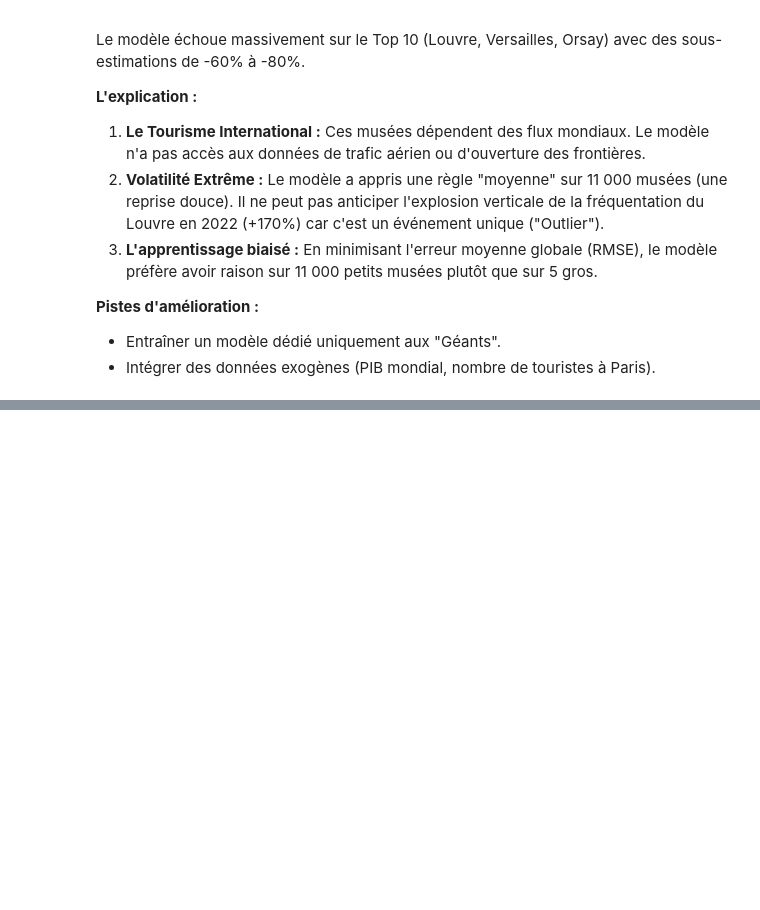
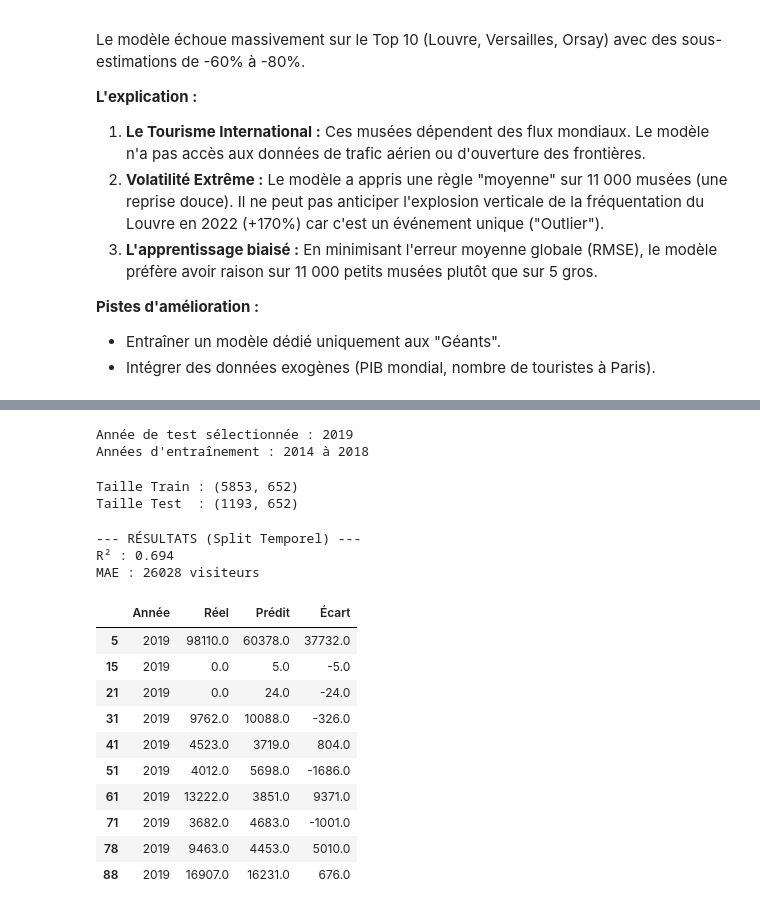
Before and after one commit to emmabezombes/prediction-musee, a Jupyter notebook: notebook/03_modelisation.ipynb, the cells around one changed output, grey strips where cells are left out. Drawn from its saved outputs; the diff is of its cells as text; code cells hidden in the pictures; blank space fills up the shorter version.

```diff
--- a/notebook/03_modelisation.ipynb
+++ b/notebook/03_modelisation.ipynb
@@ -767,0 +788,15 @@ Le modèle échoue massivement sur le Top 10 (Louvre, Versailles, Orsay) avec de
+# %%
+# ==============================================================================
+# 2. DÉFINITION DE LA COUPURE TEMPORELLE
+# ==============================================================================
+# Choix A : On garde la dernière année disponible pour le test
+#annee_test = df_model['annee'].max()
+
+# Choix B : On fixe une année précise (ex: 2019 pour éviter le Covid)
+annee_test = 2019
+
+print(f"Année de test sélectionnée : {annee_test}")
+print(f"Années d'entraînement : {df_model['annee'].min()} à {annee_test - 1}")
+# %% [output]
+Année de test sélectionnée : 2019
+Années d'entraînement : 2014 à 2018
@@ -767,0 +832,58 @@ Le modèle échoue massivement sur le Top 10 (Louvre, Versailles, Orsay) avec de
+# %%
+# ==============================================================================
+# 5. SPLIT TEMPOREL (TRAIN vs TEST)
+# ==============================================================================
+# On utilise la colonne 'annee' pour diviser
+mask_test = features['annee'] == annee_test
+mask_train = features['annee'] < annee_test
+
+X_train = features[mask_train].drop(columns=['annee']) # On peut enlever l'année si on veut pas qu'il apprenne "plus c'est récent, plus ça monte"
+y_train = y_full[mask_train]
+
+X_test = features[mask_test].drop(columns=['annee'])
+y_test = y_full[mask_test]
+
+print(f"Taille Train : {X_train.shape}")
+print(f"Taille Test  : {X_test.shape}")
+# %% [output]
+Taille Train : (5853, 652)
+Taille Test  : (1193, 652)
+# %%
+# ==============================================================================
+# 6. ENTRAÎNEMENT & RÉSULTATS
+# ==============================================================================
+model = RandomForestRegressor(n_estimators=100, random_state=42)
+model.fit(X_train, y_train)
+
+# Prédictions
+y_pred_log = model.predict(X_test)
+y_pred_reel = np.expm1(y_pred_log)
+y_test_reel = np.expm1(y_test)
+
+print("\n--- RÉSULTATS (Split Temporel) ---")
+print(f"R² : {r2_score(y_test, y_pred_log):.3f}")
+print(f"MAE : {mean_absolute_error(y_test_reel, y_pred_reel):.0f} visiteurs")
+
+# Affichage
+comparatif = pd.DataFrame({
+    "Année": annee_test,
+    "Réel": y_test_reel.round(0),
+    "Prédit": y_pred_reel.round(0),
+    "Écart": (y_test_reel - y_pred_reel).round(0)
+})
+display(comparatif.head(10))
+# %% [output]
+--- RÉSULTATS (Split Temporel) ---
+R² : 0.694
+MAE : 26028 visiteurs
+|  | Année | Réel | Prédit | Écart |
+| 5 | 2019 | 98110.0 | 60378.0 | 37732.0 |
+| 15 | 2019 | 0.0 | 5.0 | -5.0 |
+| 21 | 2019 | 0.0 | 24.0 | -24.0 |
+| 31 | 2019 | 9762.0 | 10088.0 | -326.0 |
+| 41 | 2019 | 4523.0 | 3719.0 | 804.0 |
+| 51 | 2019 | 4012.0 | 5698.0 | -1686.0 |
+| 61 | 2019 | 13222.0 | 3851.0 | 9371.0 |
+| 71 | 2019 | 3682.0 | 4683.0 | -1001.0 |
+| 78 | 2019 | 9463.0 | 4453.0 | 5010.0 |
+| 88 | 2019 | 16907.0 | 16231.0 | 676.0 |
```
Also changed, not shown: parts of 8 cells of this notebook.
